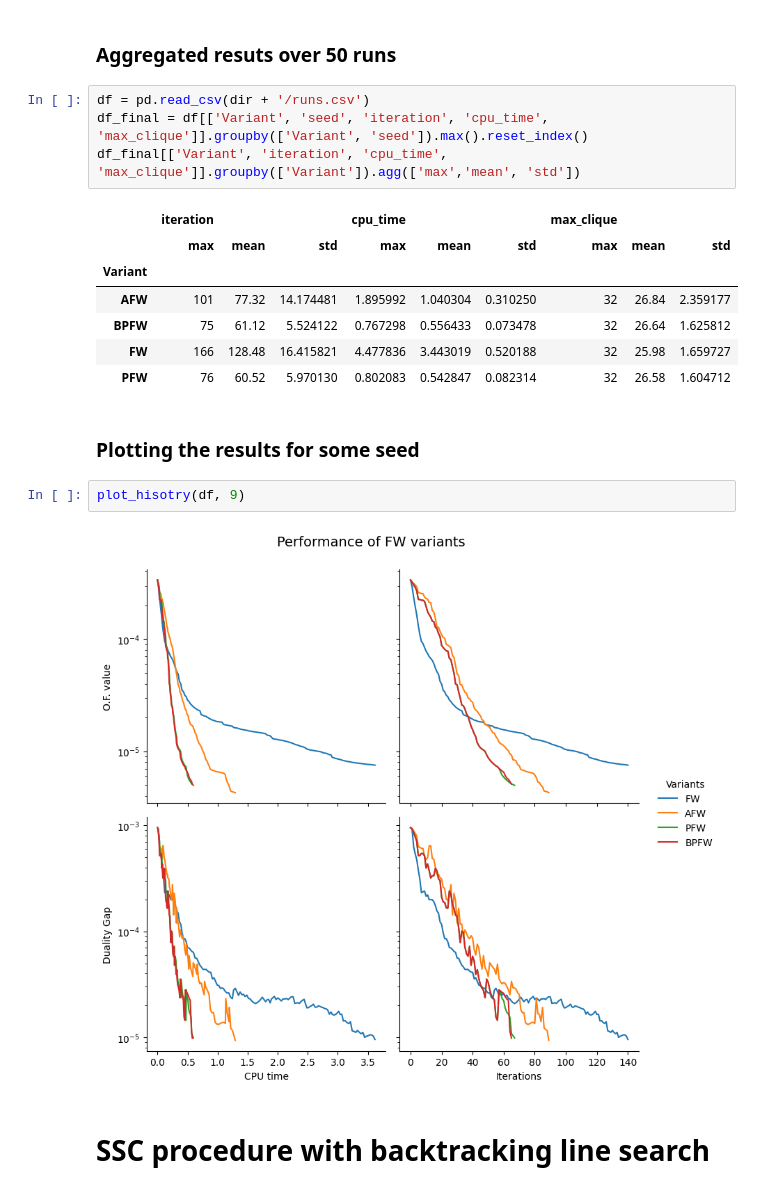
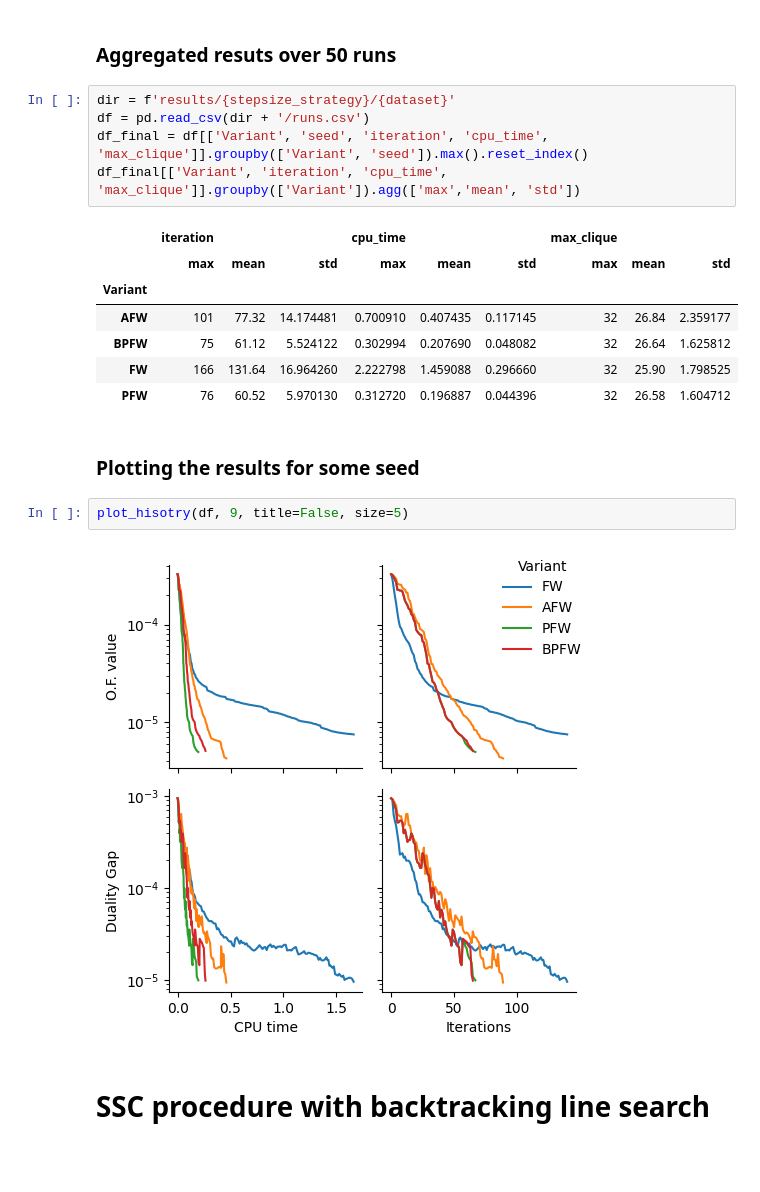
Before and after one commit to badalyananna/optimization-frank-wolfe, a Jupyter notebook: experiments.ipynb, the cells around one changed output. Saved outputs shown, nothing was run; the diff lists cells and outputs as text; blank space fills up the shorter version.

```diff
--- a/experiments.ipynb
+++ b/experiments.ipynb
@@ -126,6 +132,7 @@ global step
 # %% [markdown]
 ### Aggregated resuts over 50 runs
 # %%
+dir = f'results/{stepsize_strategy}/{dataset}'
 df = pd.read_csv(dir + '/runs.csv')
 df_final = df[['Variant', 'seed', 'iteration', 'cpu_time', 'max_clique']].groupby(['Variant', 'seed']).max().reset_index()
 df_final[['Variant', 'iteration', 'cpu_time', 'max_clique']].groupby(['Variant']).agg(['max','mean', 'std'])
@@ -133,16 +140,16 @@ df_final[['Variant', 'iteration', 'cpu_time', 'max_clique']].groupby(['Variant']
 |  | iteration |  |  | cpu_time |  |  | max_clique |  |  |
 |  | max | mean | std | max | mean | std | max | mean | std |
 | Variant |  |  |  |  |  |  |  |  |  |
-| AFW | 101 | 77.32 | 14.174481 | 1.895992 | 1.040304 | 0.310250 | 32 | 26.84 | 2.359177 |
-| BPFW | 75 | 61.12 | 5.524122 | 0.767298 | 0.556433 | 0.073478 | 32 | 26.64 | 1.625812 |
-| FW | 166 | 128.48 | 16.415821 | 4.477836 | 3.443019 | 0.520188 | 32 | 25.98 | 1.659727 |
-| PFW | 76 | 60.52 | 5.970130 | 0.802083 | 0.542847 | 0.082314 | 32 | 26.58 | 1.604712 |
+| AFW | 101 | 77.32 | 14.174481 | 0.700910 | 0.407435 | 0.117145 | 32 | 26.84 | 2.359177 |
+| BPFW | 75 | 61.12 | 5.524122 | 0.302994 | 0.207690 | 0.048082 | 32 | 26.64 | 1.625812 |
+| FW | 166 | 131.64 | 16.964260 | 2.222798 | 1.459088 | 0.296660 | 32 | 25.90 | 1.798525 |
+| PFW | 76 | 60.52 | 5.970130 | 0.312720 | 0.196887 | 0.044396 | 32 | 26.58 | 1.604712 |
 # %% [markdown]
 ### Plotting the results for some seed
 # %%
-plot_hisotry(df, 9)
+plot_hisotry(df, 9, title=False, size=5)
 # %% [output]
-[figure, old version]
+[figure, new version]
 # %% [markdown]
 # SSC procedure with backtracking line search
 # %%
```
Also changed, not shown: parts of 23 cells of this notebook, 6 other files.
